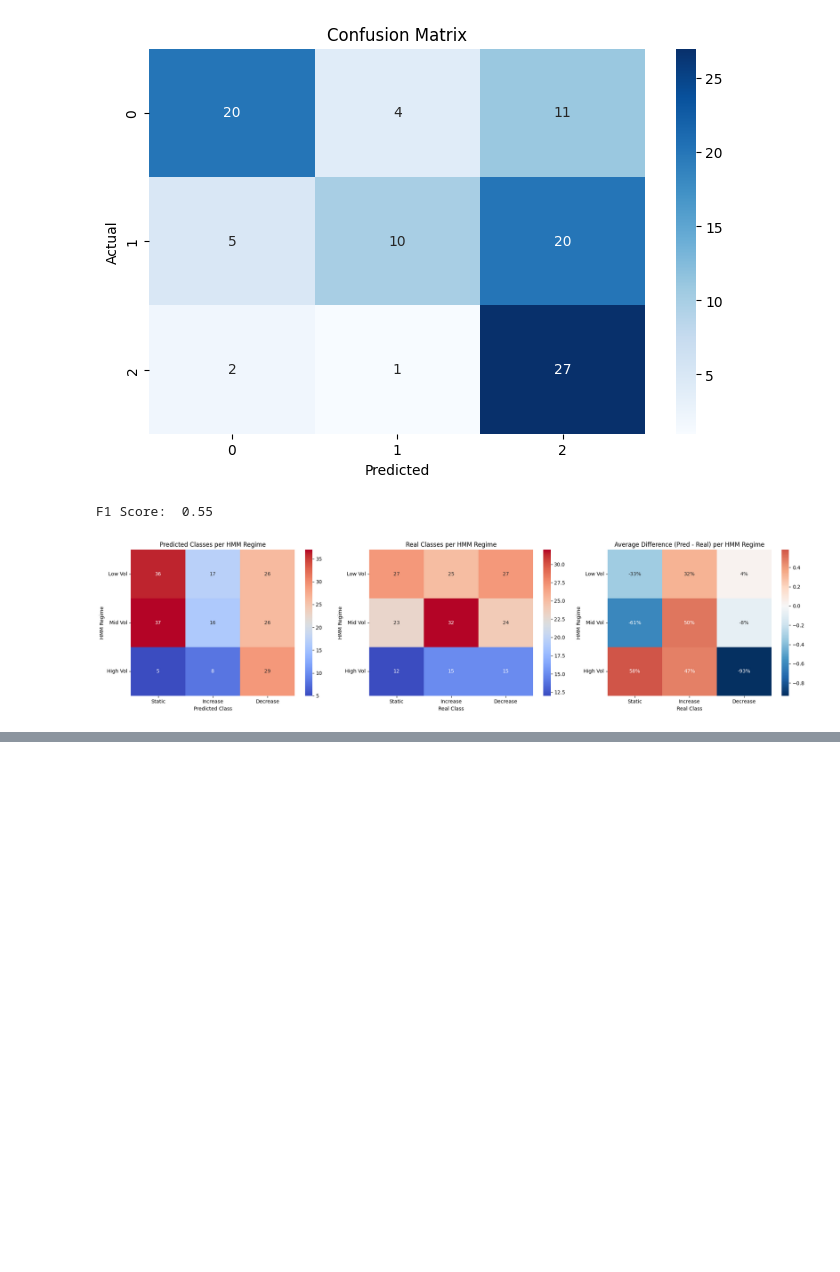
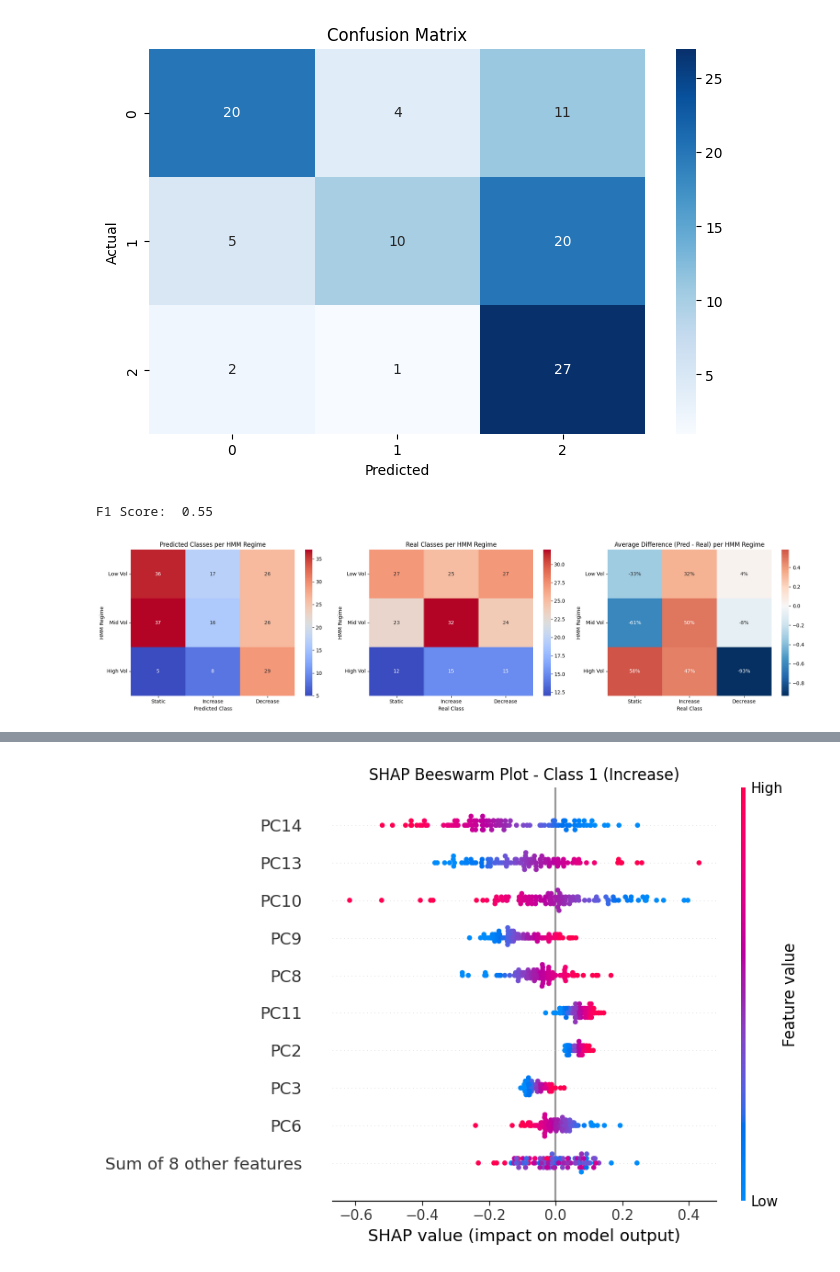
Before and after one commit to AFAcoding/Hierarchical-Regime-Aware-Stacked-Ensemble-for-Intra-day-VIX-Dynamics, a Jupyter notebook: Logistic_Classification.ipynb, the cells around one changed output, grey strips where cells are left out. Drawn from its saved outputs; the diff is of its cells as text; code cells hidden in the pictures; blank space fills up the shorter version.

```diff
--- a/Logistic_Classification.ipynb
+++ b/Logistic_Classification.ipynb
@@ -646,0 +661,7 @@ plt.show()
+# %%
+shap.plots.beeswarm(shap_values[:, :, 1], show=False)
+plt.title("SHAP Beeswarm Plot - Class 1 (Increase)")
+plt.tight_layout()
+plt.show()
+# %% [output]
+[figure, added]
```
Also changed, not shown: parts of 11 cells of this notebook.
